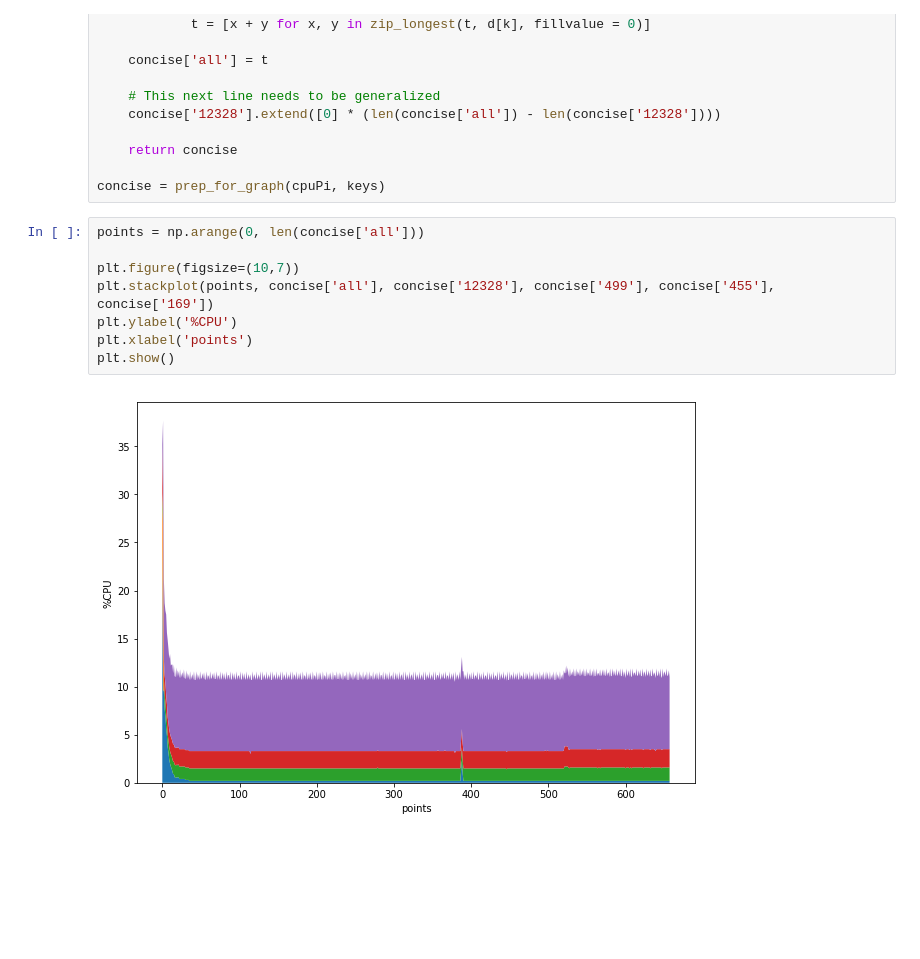
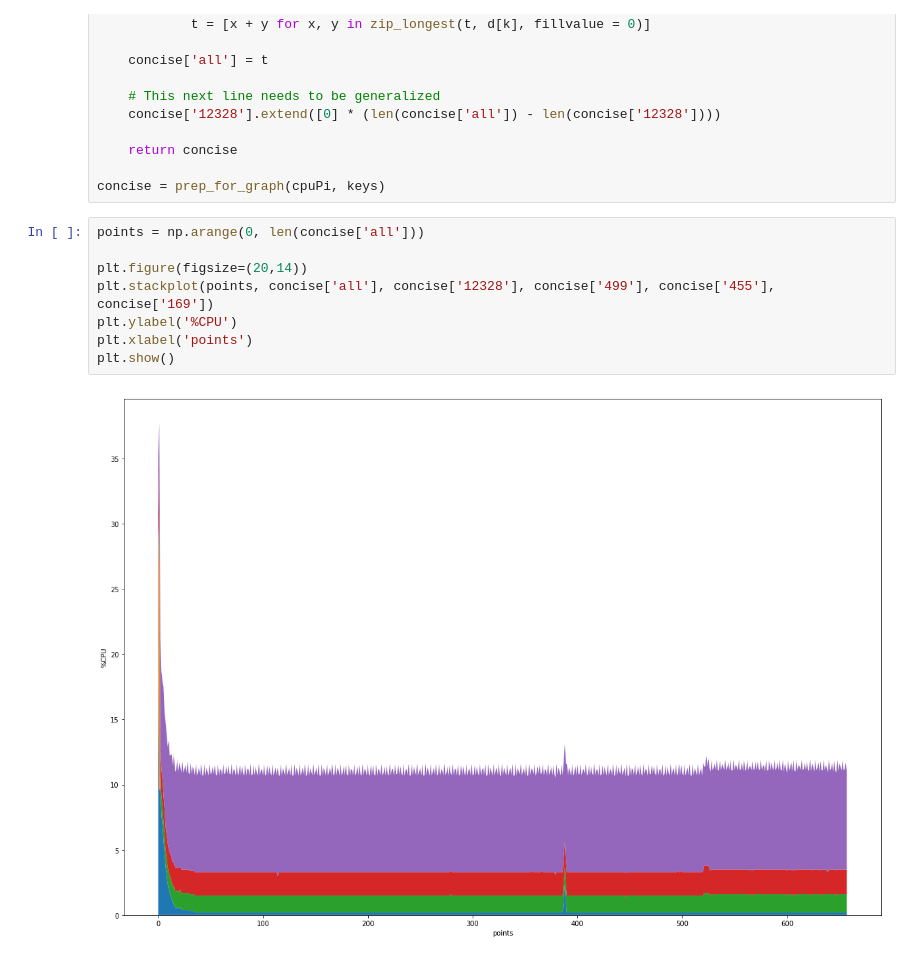
Before and after one commit to ThibaultHuyet/data_parsing, a Jupyter notebook: Notebooks/Raspberry Pi Performance.ipynb, the cells around one changed output. Drawn from its saved outputs; the diff is of its cells as text; blank space fills up the shorter version.

```diff
--- a/Notebooks/Raspberry Pi Performance.ipynb
+++ b/Notebooks/Raspberry Pi Performance.ipynb
@@ -290,10 +293,10 @@ concise = prep_for_graph(cpuPi, keys)
 # %%
 points = np.arange(0, len(concise['all']))
 
-plt.figure(figsize=(10,7))
+plt.figure(figsize=(20,14))
 plt.stackplot(points, concise['all'], concise['12328'], concise['499'], concise['455'], concise['169'])
 plt.ylabel('%CPU')
 plt.xlabel('points')
 plt.show()
 # %% [output]
-[figure, old version]
+[figure, new version]
```
Also changed, not shown: parts of 2 cells of this notebook.
